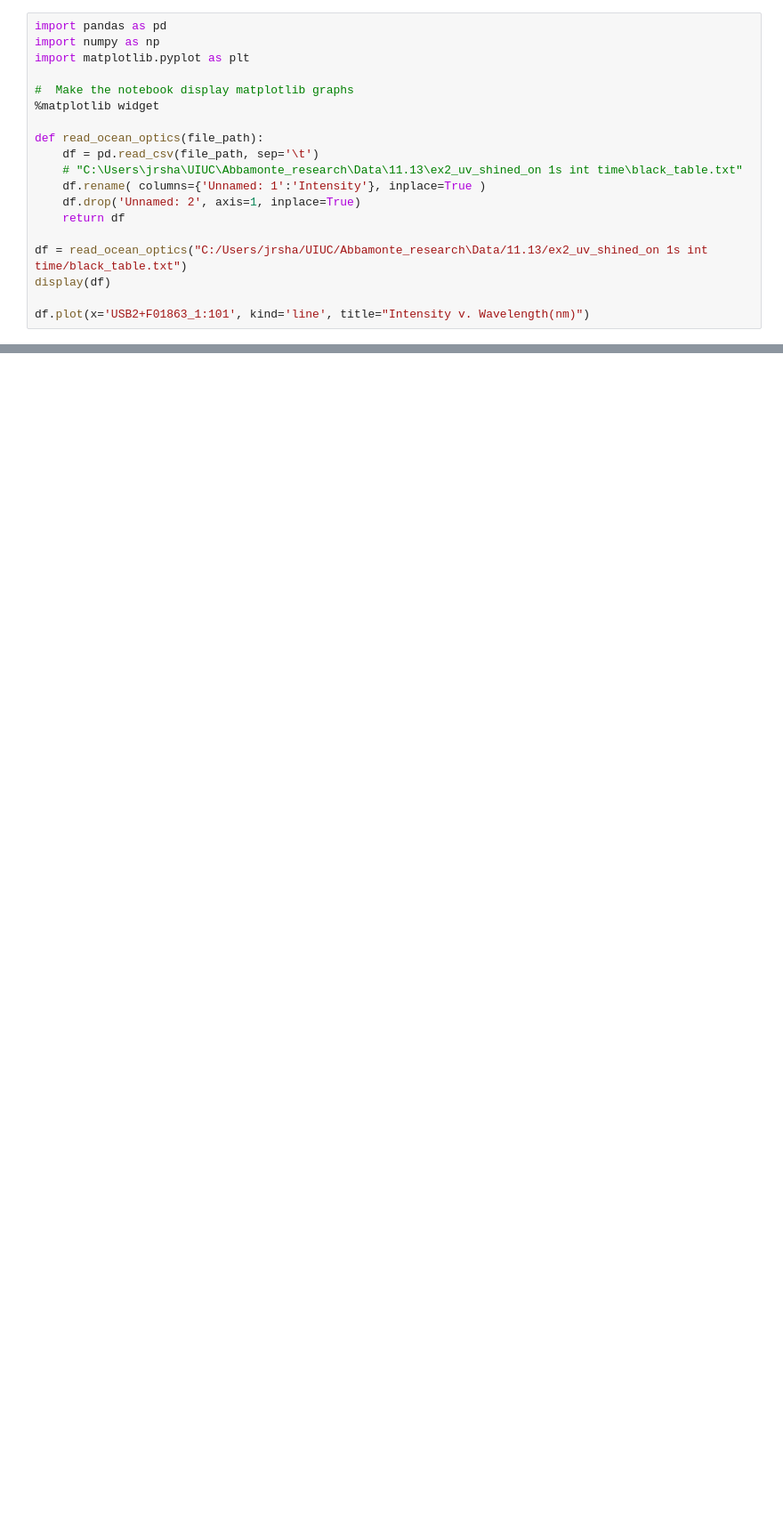
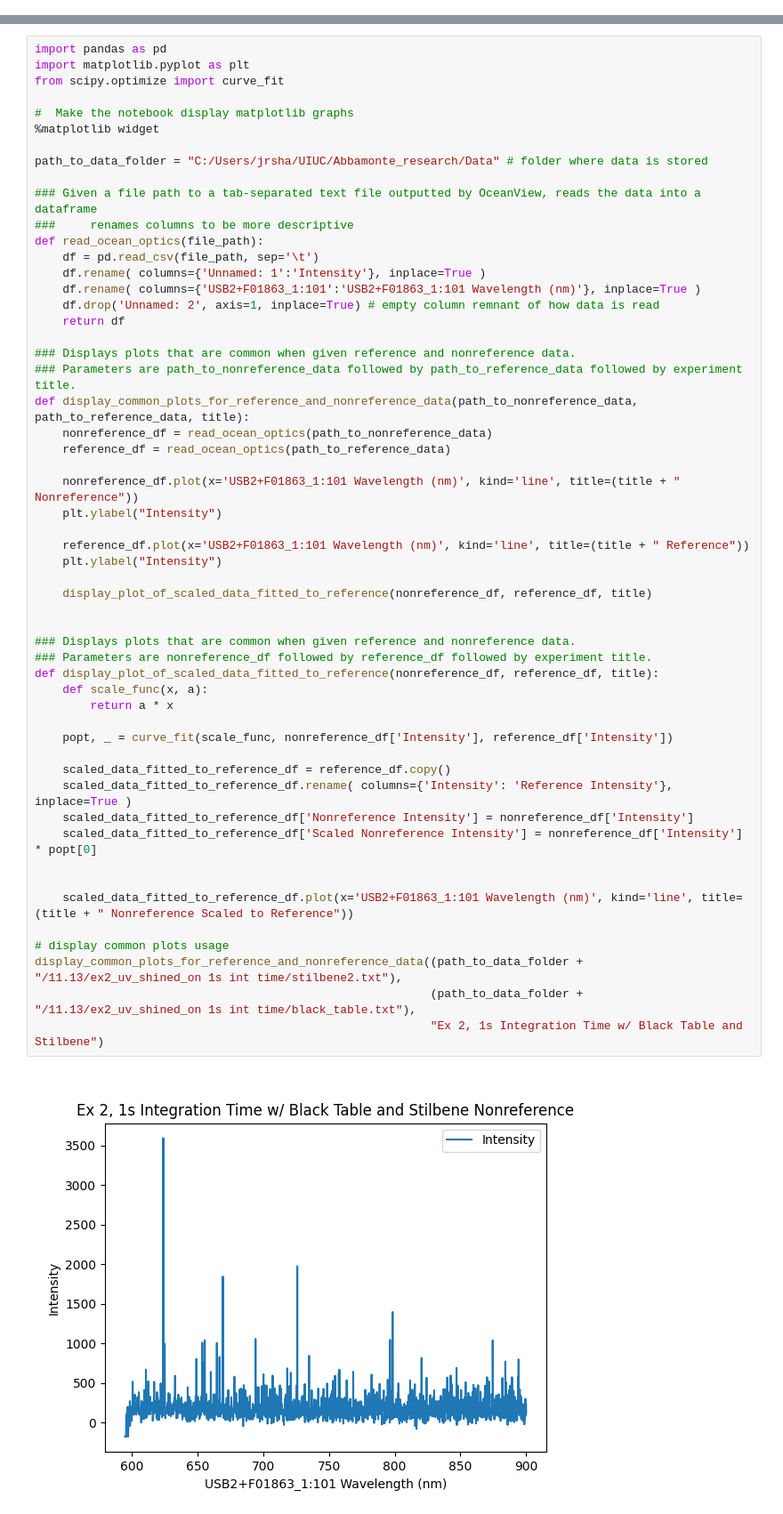
Before and after one commit to jshaughnessy24/spectrometer-graphing, a Jupyter notebook: graphing/graphing.ipynb, the cells around one changed output, grey strips where cells are left out. Shown: that part at 89% size. Cells and saved outputs as stored; diff of their text form; blank space fills up the shorter version.

Commit message:
Cleaned up code and created one function to make common plots

```diff
--- a/graphing/graphing.ipynb
+++ b/graphing/graphing.ipynb
@@ -1,19 +0,0 @@
-# %%
-import pandas as pd
-import numpy as np
-import matplotlib.pyplot as plt
-
-#  Make the notebook display matplotlib graphs
-%matplotlib widget
-
-def read_ocean_optics(file_path):
-    df = pd.read_csv(file_path, sep='\t')
-    # "C:\Users\jrsha\UIUC\Abbamonte_research\Data\11.13\ex2_uv_shined_on 1s int time\black_table.txt"
-    df.rename( columns={'Unnamed: 1':'Intensity'}, inplace=True )
-    df.drop('Unnamed: 2', axis=1, inplace=True)
-    return df
-
-df = read_ocean_optics("C:/Users/jrsha/UIUC/Abbamonte_research\Data/11.13/ex2_uv_shined_on 1s int time/black_table.txt")
-display(df)
-
-df.plot(x='USB2+F01863_1:101', kind='line', title="Intensity v. Wavelength(nm)")
@@ -86,0 +3,56 @@ df.plot(x='USB2+F01863_1:101', kind='line', title="Intensity v. Wavelength(nm)")
+# %%
+import pandas as pd
+import matplotlib.pyplot as plt
+from scipy.optimize import curve_fit
+
+#  Make the notebook display matplotlib graphs
+%matplotlib widget
+
+path_to_data_folder = "C:/Users/jrsha/UIUC/Abbamonte_research/Data" # folder where data is stored
+
+### Given a file path to a tab-separated text file outputted by OceanView, reads the data into a dataframe
+###     renames columns to be more descriptive
+def read_ocean_optics(file_path):
+    df = pd.read_csv(file_path, sep='\t')
+    df.rename( columns={'Unnamed: 1':'Intensity'}, inplace=True )
+    df.rename( columns={'USB2+F01863_1:101':'USB2+F01863_1:101 Wavelength (nm)'}, inplace=True )
+    df.drop('Unnamed: 2', axis=1, inplace=True) # empty column remnant of how data is read
+    return df
+
+### Displays plots that are common when given reference and nonreference data.
+### Parameters are path_to_nonreference_data followed by path_to_reference_data followed by experiment title.
+def display_common_plots_for_reference_and_nonreference_data(path_to_nonreference_data, path_to_reference_data, title):
+    nonreference_df = read_ocean_optics(path_to_nonreference_data)
+    reference_df = read_ocean_optics(path_to_reference_data)
+
+    nonreference_df.plot(x='USB2+F01863_1:101 Wavelength (nm)', kind='line', title=(title + " Nonreference"))
+    plt.ylabel("Intensity")
+
+    reference_df.plot(x='USB2+F01863_1:101 Wavelength (nm)', kind='line', title=(title + " Reference"))
+    plt.ylabel("Intensity")
+
+    display_plot_of_scaled_data_fitted_to_reference(nonreference_df, reference_df, title)
+
+
+### Displays plots that are common when given reference and nonreference data.
+### Parameters are nonreference_df followed by reference_df followed by experiment title.
+def display_plot_of_scaled_data_fitted_to_reference(nonreference_df, reference_df, title):
+    def scale_func(x, a):
+        return a * x
+
+    popt, _ = curve_fit(scale_func, nonreference_df['Intensity'], reference_df['Intensity'])
+
+    scaled_data_fitted_to_reference_df = reference_df.copy()
+    scaled_data_fitted_to_reference_df.rename( columns={'Intensity': 'Reference Intensity'}, inplace=True )
+    scaled_data_fitted_to_reference_df['Nonreference Intensity'] = nonreference_df['Intensity']
+    scaled_data_fitted_to_reference_df['Scaled Nonreference Intensity'] = nonreference_df['Intensity'] * popt[0]
+
+
+    scaled_data_fitted_to_reference_df.plot(x='USB2+F01863_1:101 Wavelength (nm)', kind='line', title=(title + " Nonreference Scaled to Reference"))
+
+# display common plots usage
+display_common_plots_for_reference_and_nonreference_data((path_to_data_folder + "/11.13/ex2_uv_shined_on 1s int time/stilbene2.txt"),
+                                                         (path_to_data_folder + "/11.13/ex2_uv_shined_on 1s int time/black_table.txt"),
+                                                         "Ex 2, 1s Integration Time w/ Black Table and Stilbene")
+# %% [output]
+[figure, added]
```
Also changed, not shown: parts of 5 cells of this notebook.
